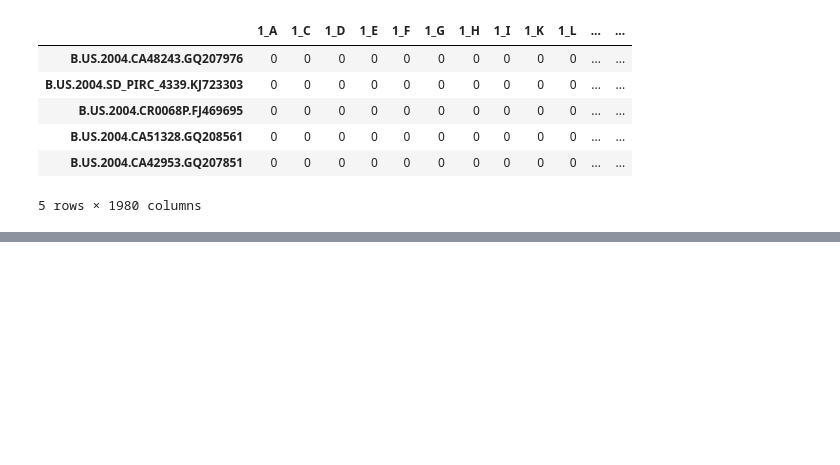
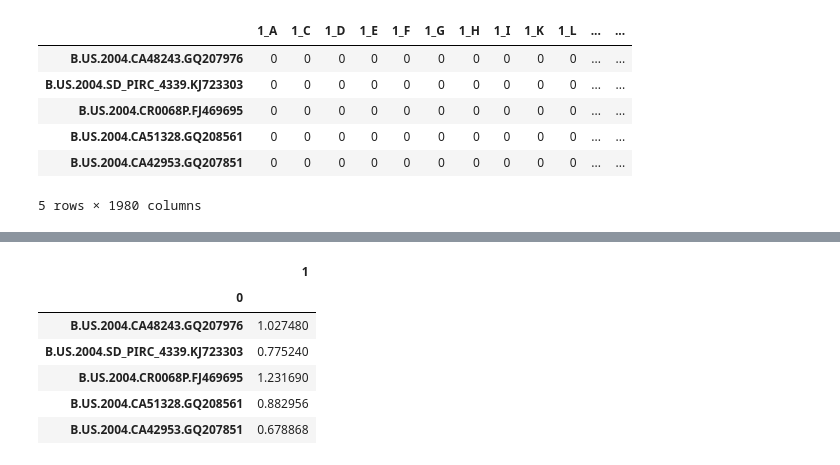
Before and after one commit to ericmjl/systems-microbiology-hiv, a Jupyter notebook: Lecture - HIV Data Exploration.ipynb, the cells around one changed output, grey strips where cells are left out. Saved outputs shown, nothing was run; the diff lists cells and outputs as text; code cells hidden in the pictures; blank space fills up the shorter version.

```diff
--- a/Lecture - HIV Data Exploration.ipynb
+++ b/Lecture - HIV Data Exploration.ipynb
@@ -449,0 +457,4 @@ With ensemble methods, generally having more estimators is good. We will ask you
+# %%
+rfr = RandomForestRegressor(n_estimators=100)
+rfr.fit(X_binarized, Y)
+sorted([i for i in zip(X_binarized.columns, rfr.feature_importances_)], key=lambda x:x[1], reverse=True)
@@ -468,3 +497,8 @@ Note the structure of the `id` field:
 - Year of isolation
 - Patient ID
 - Accession Number
+# %%
+proteases = [s for s in SeqIO.parse('sequences/proteases_downsampled.fasta', 'fasta')]
+for s in proteases:
+    if len(s.seq) != 99:
+        print(s.id)
@@ -508,13 +544,28 @@ For the purpose of the lecture, we will train all four ensemble regressor model
 # %%
 # Fit all four regressor models
 
-def fit_model(model):
+def fit_model(model, X, Y):
     mdl = model()
-    mdl.fit(X_binarizedrized, Y)
+    mdl.fit(X, Y)
 
     return mdl, mdl.predict(proteases_df)
 
-rf_mdl, rf_preds = fit_model(RandomForestRegressor)
-et_mdl, et_preds = fit_model(ExtraTreesRegressor)
-ab_mdl, ab_preds = fit_model(AdaBoostRegressor)
-gb_mdl, gb_preds = fit_model(GradientBoostingRegressor)
+rf_mdl, rf_preds = fit_model(RandomForestRegressor, X_binarized, Y)
+et_mdl, et_preds = fit_model(ExtraTreesRegressor, X_binarized, Y)
+ab_mdl, ab_preds = fit_model(AdaBoostRegressor, X_binarized, Y)
+gb_mdl, gb_preds = fit_model(GradientBoostingRegressor, X_binarized, Y)
+# %%
+# Zip together the predicted values with the index of the protease dataframe.
+protease_preds = [i for i in zip(proteases_df.index, rf_mdl.predict(proteases_df))]
+# Convert it into a dataframe, set the index column to be the IDs, and apply a 10**x transformation
+protease_preds = pd.DataFrame(protease_preds).set_index(0).apply(lambda x: np.power(10, x))
+# View the first few lines.
+protease_preds.head()
+# %% [output]
+|  | 1 |
+| 0 |  |
+| B.US.2004.CA48243.GQ207976 | 1.027480 |
+| B.US.2004.SD_PIRC_4339.KJ723303 | 0.775240 |
+| B.US.2004.CR0068P.FJ469695 | 1.231690 |
+| B.US.2004.CA51328.GQ208561 | 0.882956 |
+| B.US.2004.CA42953.GQ207851 | 0.678868 |
```
Also changed, not shown: parts of 11 cells of this notebook, 2 other files.
